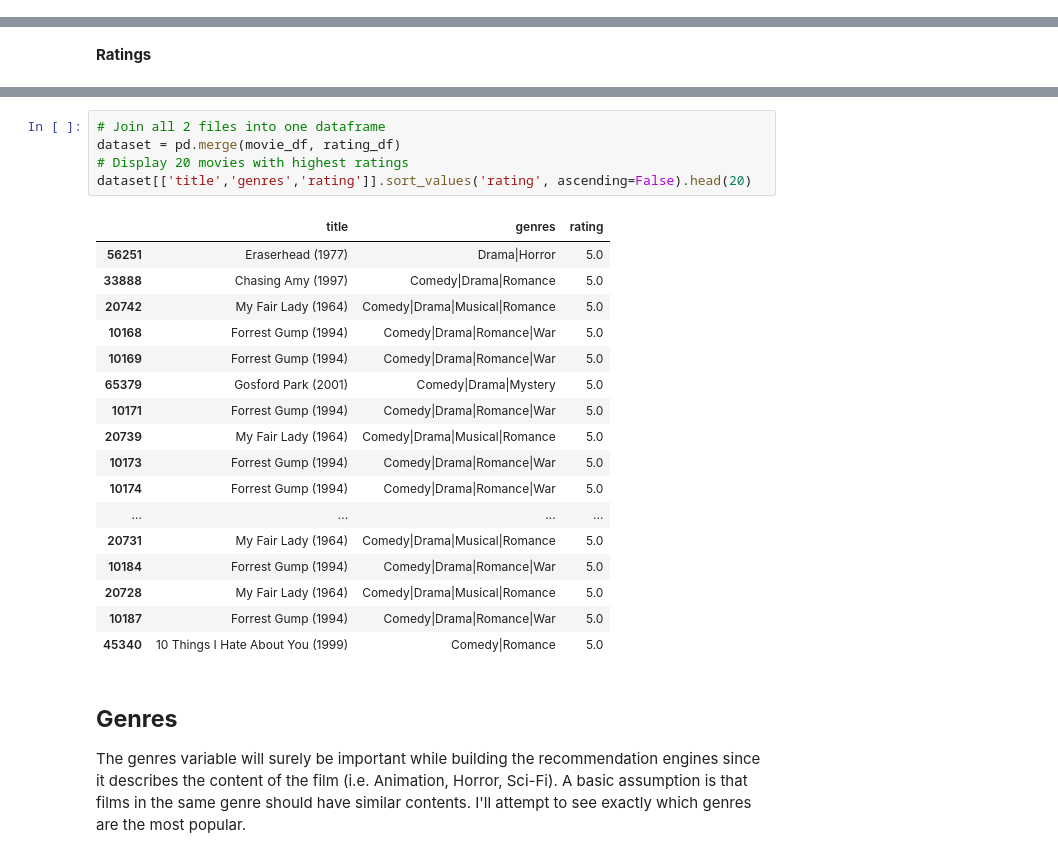
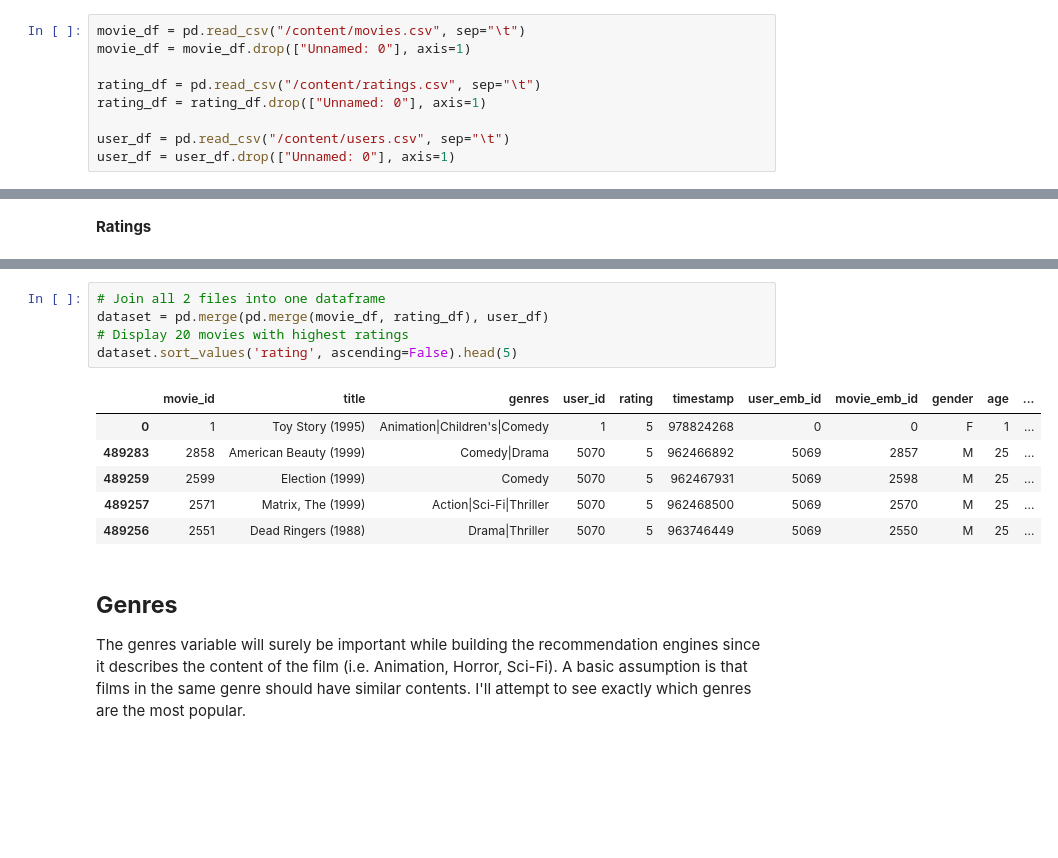
Before and after one commit to MizanMustakim/Big_data_movie_project, a Jupyter notebook: Big_data_movie_project.ipynb, the cells around one changed output, grey strips where cells are left out. Saved outputs shown, nothing was run; the diff lists cells and outputs as text; blank space fills up the shorter version.

```diff
--- a/Big_data_movie_project.ipynb
+++ b/Big_data_movie_project.ipynb
@@ -35,0 +134,9 @@ rating_df = pd.read_csv("/content/drive/MyDrive/Big_data_project/data/ratings.cs
+# %%
+movie_df = pd.read_csv("/content/movies.csv", sep="\t")
+movie_df = movie_df.drop(["Unnamed: 0"], axis=1)
+
+rating_df = pd.read_csv("/content/ratings.csv", sep="\t")
+rating_df = rating_df.drop(["Unnamed: 0"], axis=1)
+
+user_df = pd.read_csv("/content/users.csv", sep="\t")
+user_df = user_df.drop(["Unnamed: 0"], axis=1)
@@ -100,26 +265,15 @@ plt.show()
 # %%
 # Join all 2 files into one dataframe
-dataset = pd.merge(movie_df, rating_df)
+dataset = pd.merge(pd.merge(movie_df, rating_df), user_df)
 # Display 20 movies with highest ratings
-dataset[['title','genres','rating']].sort_values('rating', ascending=False).head(20)
+dataset.sort_values('rating', ascending=False).head(5)
 # %% [output]
-|  | title | genres | rating |
-| 56251 | Eraserhead (1977) | Drama|Horror | 5.0 |
-| 33888 | Chasing Amy (1997) | Comedy|Drama|Romance | 5.0 |
-| 20742 | My Fair Lady (1964) | Comedy|Drama|Musical|Romance | 5.0 |
-| 10168 | Forrest Gump (1994) | Comedy|Drama|Romance|War | 5.0 |
-| 10169 | Forrest Gump (1994) | Comedy|Drama|Romance|War | 5.0 |
-| 65379 | Gosford Park (2001) | Comedy|Drama|Mystery | 5.0 |
-| 10171 | Forrest Gump (1994) | Comedy|Drama|Romance|War | 5.0 |
-| 20739 | My Fair Lady (1964) | Comedy|Drama|Musical|Romance | 5.0 |
-| 10173 | Forrest Gump (1994) | Comedy|Drama|Romance|War | 5.0 |
-| 10174 | Forrest Gump (1994) | Comedy|Drama|Romance|War | 5.0 |
-| ... | ... | ... | ... |
-| 20731 | My Fair Lady (1964) | Comedy|Drama|Musical|Romance | 5.0 |
-| 10184 | Forrest Gump (1994) | Comedy|Drama|Romance|War | 5.0 |
-| 20728 | My Fair Lady (1964) | Comedy|Drama|Musical|Romance | 5.0 |
-| 10187 | Forrest Gump (1994) | Comedy|Drama|Romance|War | 5.0 |
-| 45340 | 10 Things I Hate About You (1999) | Comedy|Romance | 5.0 |
+|  | movie_id | title | genres | user_id | rating | timestamp | user_emb_id | movie_emb_id | gender | age | ... |
+| 0 | 1 | Toy Story (1995) | Animation|Children's|Comedy | 1 | 5 | 978824268 | 0 | 0 | F | 1 | ... |
+| 489283 | 2858 | American Beauty (1999) | Comedy|Drama | 5070 | 5 | 962466892 | 5069 | 2857 | M | 25 | ... |
+| 489259 | 2599 | Election (1999) | Comedy | 5070 | 5 | 962467931 | 5069 | 2598 | M | 25 | ... |
+| 489257 | 2571 | Matrix, The (1999) | Action|Sci-Fi|Thriller | 5070 | 5 | 962468500 | 5069 | 2570 | M | 25 | ... |
+| 489256 | 2551 | Dead Ringers (1988) | Drama|Thriller | 5070 | 5 | 963746449 | 5069 | 2550 | M | 25 | ... |
 # %% [markdown]
 ## **Genres**
 The genres variable will surely be important while building the recommendation engines since it describes the content of the film (i.e. Animation, Horror, Sci-Fi). A basic assumption is that films in the same genre should have similar contents. I'll attempt to see exactly which genres are the most popular.
```
Also changed, not shown: parts of 30 cells of this notebook.
